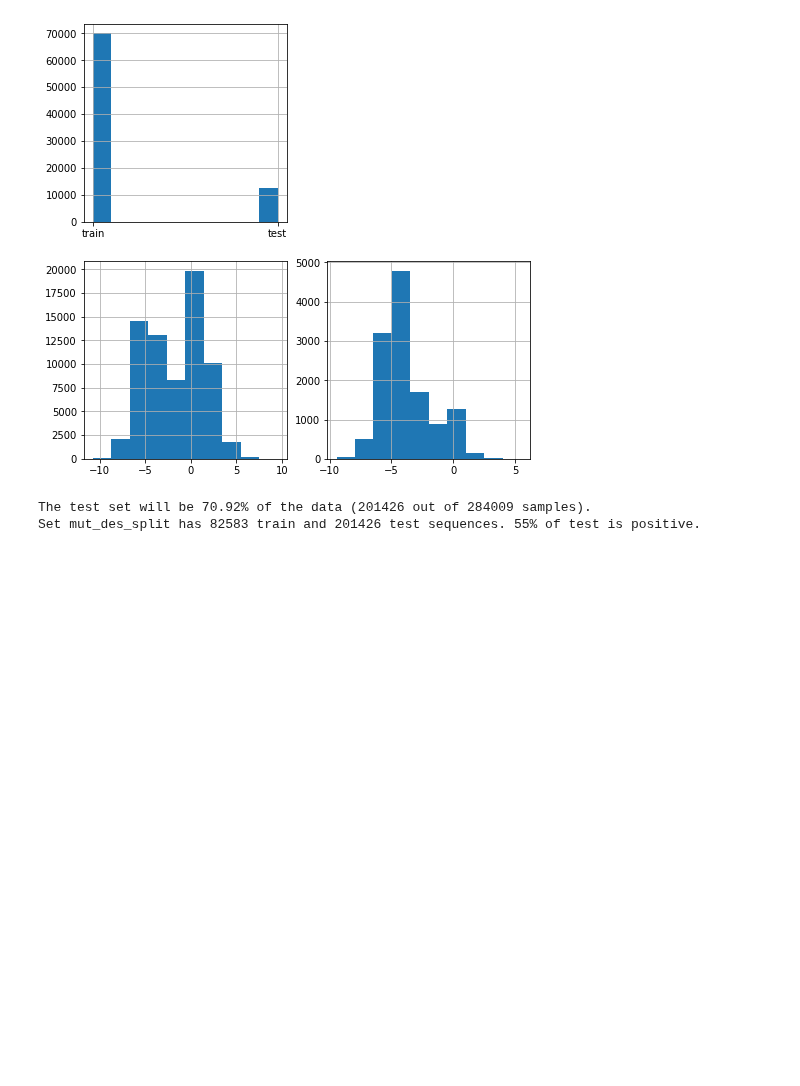
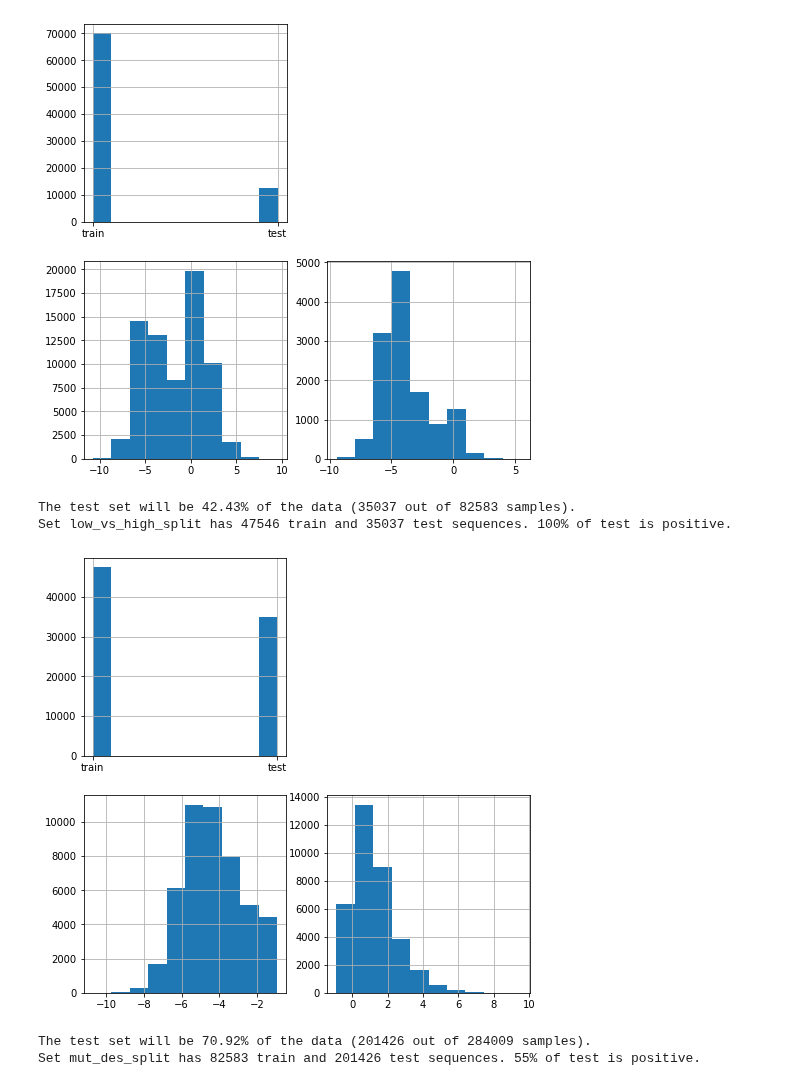
Before and after one commit to J-SNACKKB/FLIP, a Jupyter notebook: collect_splits/0_aav_data.ipynb, the cells around one changed output. Drawn from its saved outputs; the diff is of its cells as text; code cells hidden in the pictures; blank space fills up the shorter version.

```diff
--- a/collect_splits/0_aav_data.ipynb
+++ b/collect_splits/0_aav_data.ipynb
@@ -341,6 +341,40 @@ split[
 The test set will be 15.23% of the data (12581 out of 82583 samples).
 Set seven_vs_many_split has 70002 train and 12581 test sequences. 17% of test is positive.
 [figure]
+# %%
+# low-vs-high: train when fitness is below or equal to wild type, test when above
+
+score_threshold = wt['viral_selection']
+
+protein_data['low_vs_high_split'] = protein_data[
+    protein_data.overarching_partition == 'natural_partitions'
+].score.apply(lambda x: "train" if x <= score_threshold else "test")
+
+# Plot and print split statistics
+plot_data_statistics(protein_data, 'low_vs_high_split', 'score')
+print_positive_stats(protein_data, 'low_vs_high_split')
+
+# Randomly pick 10% of train for validation
+train_indices = protein_data.query('low_vs_high_split=="train"').index
+_, val_indices = train_test_split(train_indices, test_size=0.1, random_state=11)
+protein_data.loc[val_indices, 'low_vs_high_split_validation'] = True
+
+# Store split
+split = protein_data[protein_data.notna()]
+split = split.rename({
+    'full_aa_sequence': 'sequence',
+    'score': 'target',
+    'low_vs_high_split': 'set',
+    'low_vs_high_split_validation': 'validation'
+}, axis=1)
+
+split[
+    ['sequence', 'target', 'set', 'validation']
+].to_csv(split_path / 'splits' / "low_vs_high.csv", index=False)
+# %% [output]
+The test set will be 42.43% of the data (35037 out of 82583 samples).
+Set low_vs_high_split has 47546 train and 35037 test sequences. 100% of test is positive.
+[figure, added]
 # %%
 # Use the sequences in natural partitions for training
 def mut_des_split(overarching_partition):
```
Also changed, not shown: parts of 2 cells of this notebook, 3 other files.
